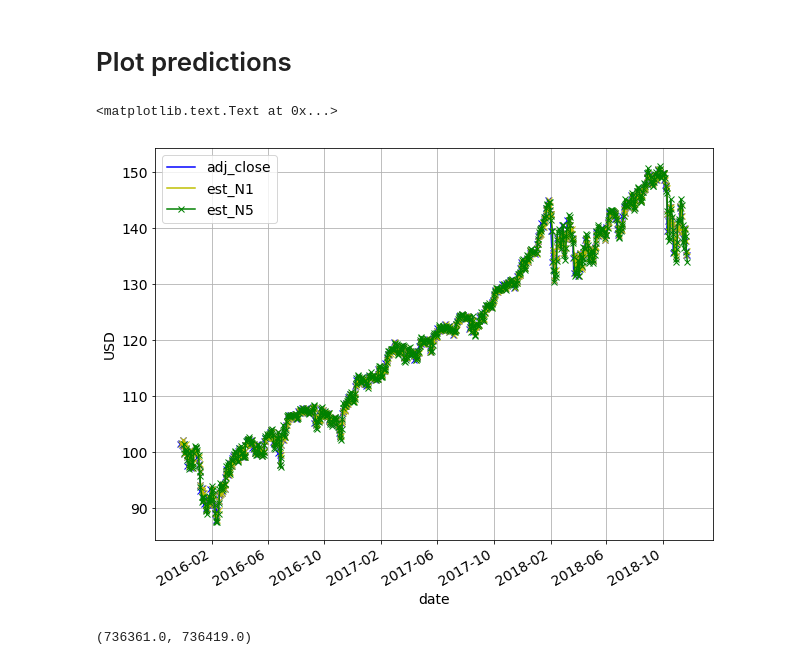
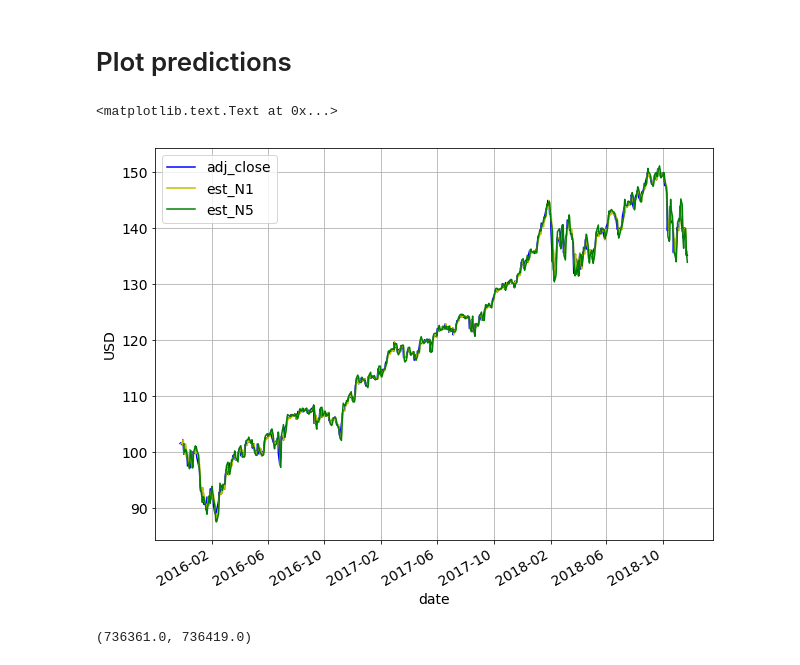
Before and after one commit to NGYB/Stocks, a Jupyter notebook: StockPricePrediction/StockPricePrediction_v2_lin_reg.ipynb, the cells around one changed output. Saved outputs shown, nothing was run; the diff lists cells and outputs as text; code cells hidden in the pictures.

```diff
--- a/StockPricePrediction/StockPricePrediction_v2_lin_reg.ipynb
+++ b/StockPricePrediction/StockPricePrediction_v2_lin_reg.ipynb
@@ -194,13 +194,13 @@ matplotlib.rcParams.update({'font.size': fontsize})
 # %%
 # Plot adjusted close over time
 rcParams['figure.figsize'] = 10, 8 # width 10, height 8
 
-ax = df.plot(x='date', y='adj_close', style='bx-', grid=True)
-ax = df[1:].plot(x='date', y='est_N1', style='yx-', grid=True, ax=ax)
-ax = df[5:].plot(x='date', y='est_N5', style='gx-', grid=True, ax=ax)
+ax = df.plot(x='date', y='adj_close', style='b-', grid=True)
+ax = df[1:].plot(x='date', y='est_N1', style='y-', grid=True, ax=ax)
+ax = df[5:].plot(x='date', y='est_N5', style='g-', grid=True, ax=ax)
 ax.set_xlabel("date")
 ax.set_ylabel("USD")
 # %% [output]
 <matplotlib.text.Text at 0x...>
-[figure, old version]
+[figure, new version]
 # %%
```
Also changed, not shown: parts of 2 cells of this notebook.
